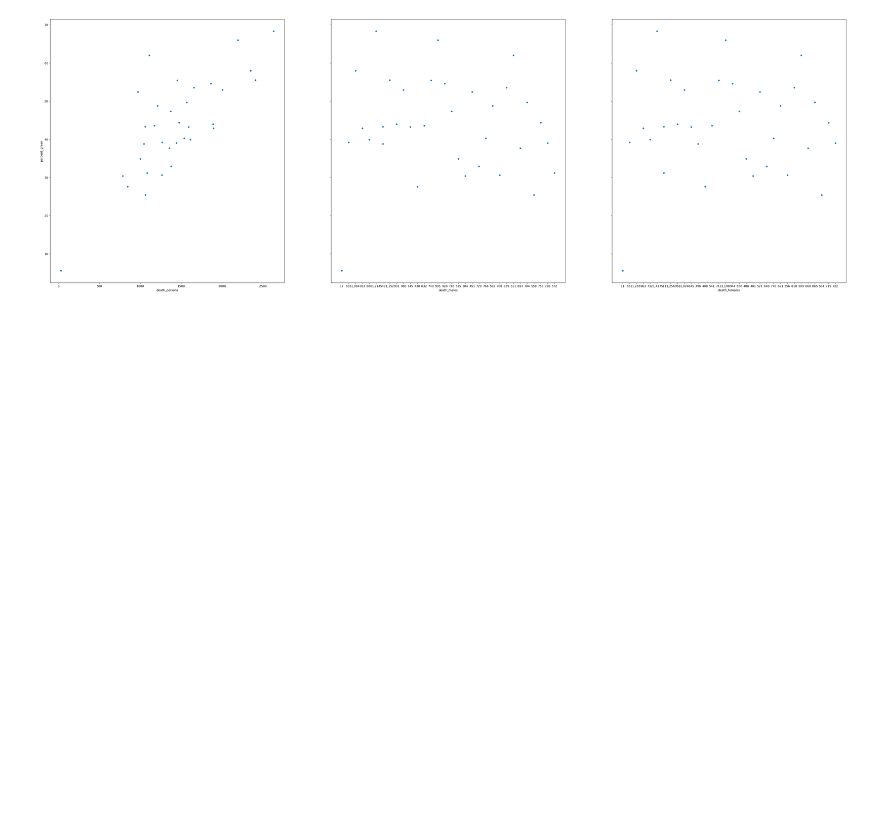
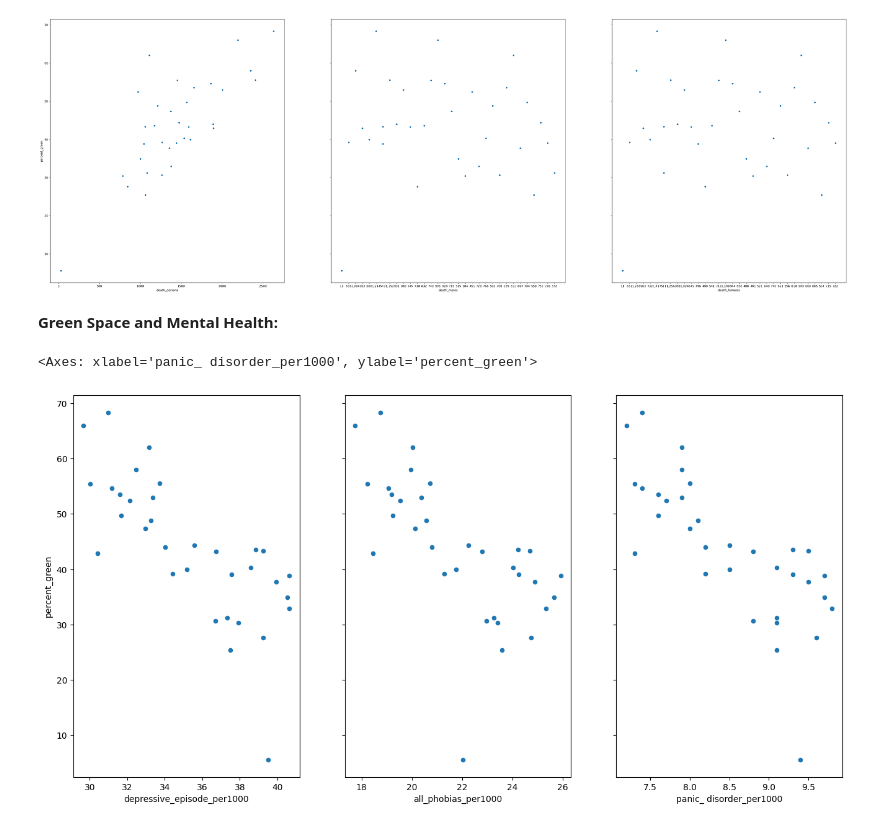
Before and after one commit to yiyansun/qm_groupwork, a Jupyter notebook: codes/ChartAnalysis.ipynb, the cells around one changed output. Drawn from its saved outputs; the diff is of its cells as text; code cells hidden in the pictures; blank space fills up the shorter version.

Commit message:
EDA chart

```diff
--- a/codes/ChartTesting.ipynb
+++ b/codes/ChartAnalysis.ipynb
@@ -6,7 +6,7 @@ import pandas as pd
 import statsmodels.formula.api as smf
 import statsmodels
 # %%
-df = pd.read_csv('https://raw.githubusercontent.com/yiyansun/qm_groupwork/main/data/datasource.csv?token=GHSAT0AAAAAACKY7VGE2GJ3A7ZBS3BDEVHAZLJC4LA')
+df = pd.read_csv('https://raw.githubusercontent.com/yiyansun/qm_groupwork/main/data/datasource.csv?token=GHSAT0AAAAAACKY7VGF5HCAOYOQJRJOKHLWZLJEXCA')
 # %%
 df
 # %% [output]
@@ -137,3 +137,13 @@ df.plot(kind='scatter', x='death_females', y='percent_green', ax=axs[2])
 # %% [output]
 <Axes: xlabel='death_females', ylabel='percent_green'>
 [figure]
+# %% [markdown]
+**Green Space and Mental Health:**
+# %%
+fig, axs = plt.subplots(1, 3, sharey=True)
+df.plot(kind='scatter', x='depressive_episode_per1000', y='percent_green', ax=axs[0], figsize=(16, 8))
+df.plot(kind='scatter', x='all_phobias_per1000', y='percent_green', ax=axs[1])
+df.plot(kind='scatter', x='panic_ disorder_per1000', y='percent_green', ax=axs[2])
+# %% [output]
+<Axes: xlabel='panic_ disorder_per1000', ylabel='percent_green'>
+[figure, added]
```
Also changed, not shown: 1 other file.
